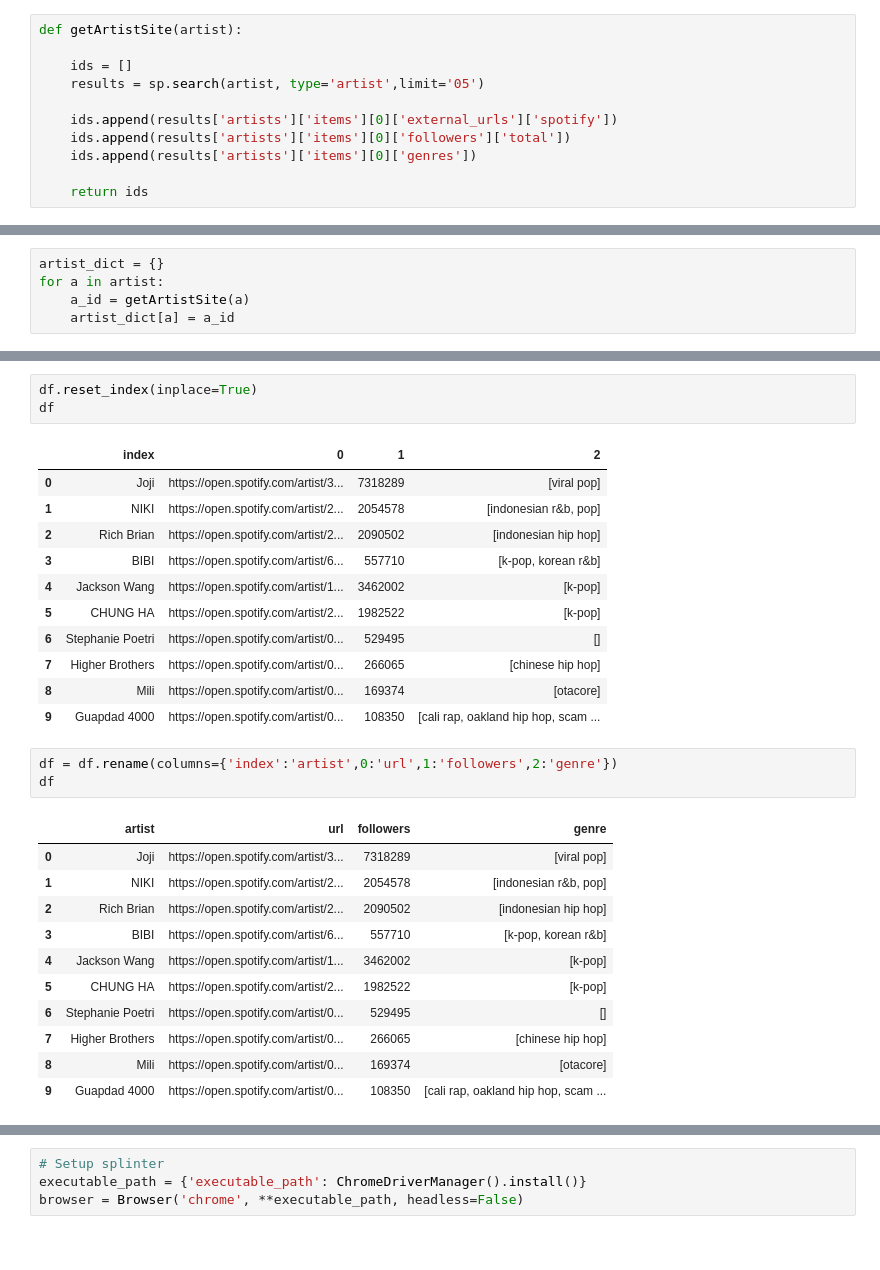
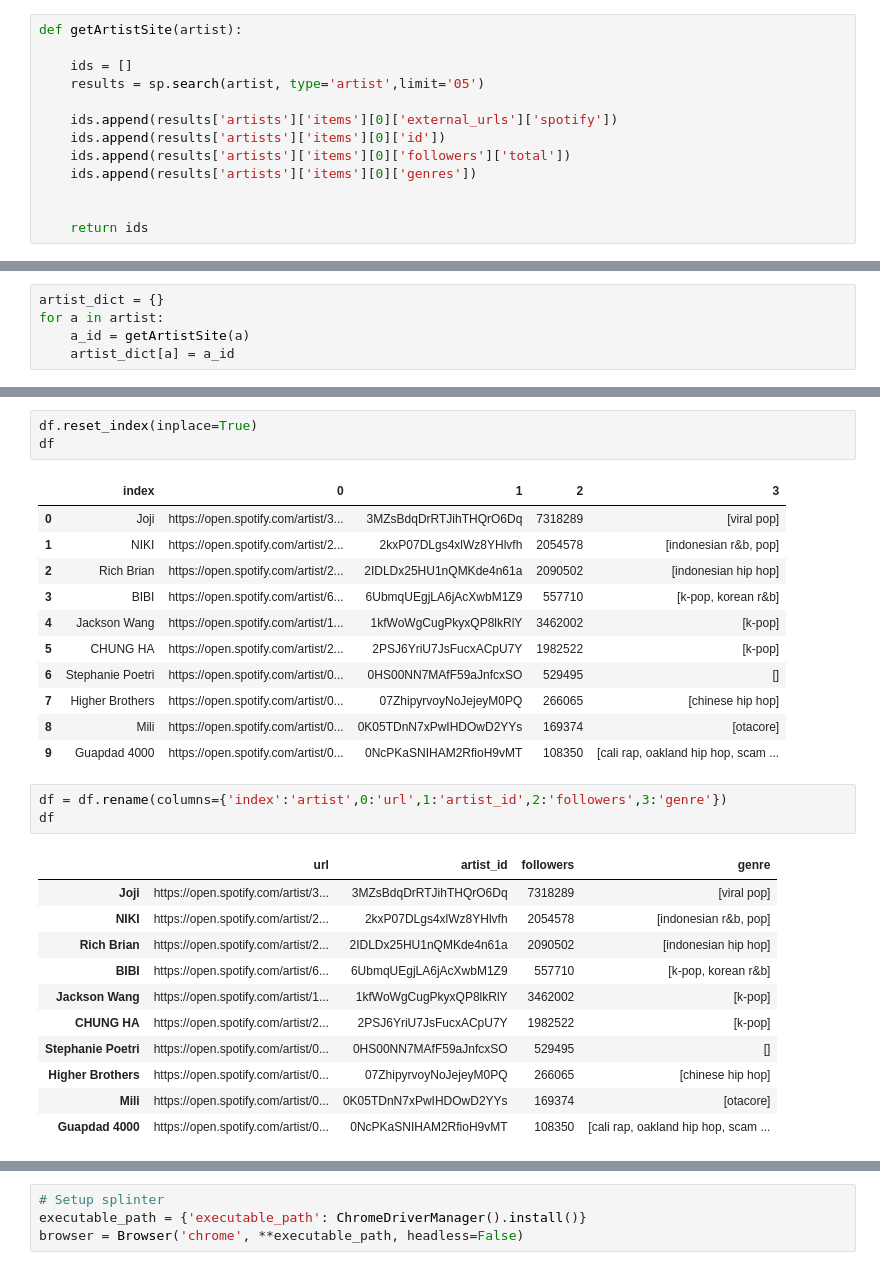
Before and after one commit to jeugenio103/Project-3, a Jupyter notebook: 88RisingArtists/webscrape.ipynb, the cells around one changed output, grey strips where cells are left out. Saved outputs shown, nothing was run; the diff lists cells and outputs as text.

```diff
--- a/88RisingArtists/webscrape.ipynb
+++ b/88RisingArtists/webscrape.ipynb
@@ -65,9 +67,11 @@ def getArtistSite(artist):
     results = sp.search(artist, type='artist',limit='05')
 
     ids.append(results['artists']['items'][0]['external_urls']['spotify'])
+    ids.append(results['artists']['items'][0]['id'])
     ids.append(results['artists']['items'][0]['followers']['total'])
     ids.append(results['artists']['items'][0]['genres'])
 
+
     return ids
 # %%
 site_id = getArtistSite(artist)
@@ -120,32 +125,32 @@ df
 df.reset_index(inplace=True)
 df
 # %% [output]
-|  | index | 0 | 1 | 2 |
-| 0 | Joji | https://open.spotify.com/artist/3... | 7318289 | [viral pop] |
-| 1 | NIKI | https://open.spotify.com/artist/2... | 2054578 | [indonesian r&b, pop] |
-| 2 | Rich Brian | https://open.spotify.com/artist/2... | 2090502 | [indonesian hip hop] |
-| 3 | BIBI | https://open.spotify.com/artist/6... | 557710 | [k-pop, korean r&b] |
-| 4 | Jackson Wang | https://open.spotify.com/artist/1... | 3462002 | [k-pop] |
-| 5 | CHUNG HA | https://open.spotify.com/artist/2... | 1982522 | [k-pop] |
-| 6 | Stephanie Poetri | https://open.spotify.com/artist/0... | 529495 | [] |
-| 7 | Higher Brothers | https://open.spotify.com/artist/0... | 266065 | [chinese hip hop] |
-| 8 | Mili | https://open.spotify.com/artist/0... | 169374 | [otacore] |
-| 9 | Guapdad 4000 | https://open.spotify.com/artist/0... | 108350 | [cali rap, oakland hip hop, scam ... |
+|  | index | 0 | 1 | 2 | 3 |
+| 0 | Joji | https://open.spotify.com/artist/3... | 3MZsBdqDrRTJihTHQrO6Dq | 7318289 | [viral pop] |
+| 1 | NIKI | https://open.spotify.com/artist/2... | 2kxP07DLgs4xlWz8YHlvfh | 2054578 | [indonesian r&b, pop] |
+| 2 | Rich Brian | https://open.spotify.com/artist/2... | 2IDLDx25HU1nQMKde4n61a | 2090502 | [indonesian hip hop] |
+| 3 | BIBI | https://open.spotify.com/artist/6... | 6UbmqUEgjLA6jAcXwbM1Z9 | 557710 | [k-pop, korean r&b] |
+| 4 | Jackson Wang | https://open.spotify.com/artist/1... | 1kfWoWgCugPkyxQP8lkRlY | 3462002 | [k-pop] |
+| 5 | CHUNG HA | https://open.spotify.com/artist/2... | 2PSJ6YriU7JsFucxACpU7Y | 1982522 | [k-pop] |
+| 6 | Stephanie Poetri | https://open.spotify.com/artist/0... | 0HS00NN7MAfF59aJnfcxSO | 529495 | [] |
+| 7 | Higher Brothers | https://open.spotify.com/artist/0... | 07ZhipyrvoyNoJejeyM0PQ | 266065 | [chinese hip hop] |
+| 8 | Mili | https://open.spotify.com/artist/0... | 0K05TDnN7xPwIHDOwD2YYs | 169374 | [otacore] |
+| 9 | Guapdad 4000 | https://open.spotify.com/artist/0... | 0NcPKaSNIHAM2RfioH9vMT | 108350 | [cali rap, oakland hip hop, scam ... |
 # %%
-df = df.rename(columns={'index':'artist',0:'url',1:'followers',2:'genre'})
+df = df.rename(columns={'index':'artist',0:'url',1:'artist_id',2:'followers',3:'genre'})
 df
 # %% [output]
-|  | artist | url | followers | genre |
-| 0 | Joji | https://open.spotify.com/artist/3... | 7318289 | [viral pop] |
-| 1 | NIKI | https://open.spotify.com/artist/2... | 2054578 | [indonesian r&b, pop] |
-| 2 | Rich Brian | https://open.spotify.com/artist/2... | 2090502 | [indonesian hip hop] |
-| 3 | BIBI | https://open.spotify.com/artist/6... | 557710 | [k-pop, korean r&b] |
-| 4 | Jackson Wang | https://open.spotify.com/artist/1... | 3462002 | [k-pop] |
-| 5 | CHUNG HA | https://open.spotify.com/artist/2... | 1982522 | [k-pop] |
-| 6 | Stephanie Poetri | https://open.spotify.com/artist/0... | 529495 | [] |
-| 7 | Higher Brothers | https://open.spotify.com/artist/0... | 266065 | [chinese hip hop] |
-| 8 | Mili | https://open.spotify.com/artist/0... | 169374 | [otacore] |
-| 9 | Guapdad 4000 | https://open.spotify.com/artist/0... | 108350 | [cali rap, oakland hip hop, scam ... |
+|  | url | artist_id | followers | genre |
+| Joji | https://open.spotify.com/artist/3... | 3MZsBdqDrRTJihTHQrO6Dq | 7318289 | [viral pop] |
+| NIKI | https://open.spotify.com/artist/2... | 2kxP07DLgs4xlWz8YHlvfh | 2054578 | [indonesian r&b, pop] |
+| Rich Brian | https://open.spotify.com/artist/2... | 2IDLDx25HU1nQMKde4n61a | 2090502 | [indonesian hip hop] |
+| BIBI | https://open.spotify.com/artist/6... | 6UbmqUEgjLA6jAcXwbM1Z9 | 557710 | [k-pop, korean r&b] |
+| Jackson Wang | https://open.spotify.com/artist/1... | 1kfWoWgCugPkyxQP8lkRlY | 3462002 | [k-pop] |
+| CHUNG HA | https://open.spotify.com/artist/2... | 2PSJ6YriU7JsFucxACpU7Y | 1982522 | [k-pop] |
+| Stephanie Poetri | https://open.spotify.com/artist/0... | 0HS00NN7MAfF59aJnfcxSO | 529495 | [] |
+| Higher Brothers | https://open.spotify.com/artist/0... | 07ZhipyrvoyNoJejeyM0PQ | 266065 | [chinese hip hop] |
+| Mili | https://open.spotify.com/artist/0... | 0K05TDnN7xPwIHDOwD2YYs | 169374 | [otacore] |
+| Guapdad 4000 | https://open.spotify.com/artist/0... | 0NcPKaSNIHAM2RfioH9vMT | 108350 | [cali rap, oakland hip hop, scam ... |
 # %%
 df['monthly_listeners'] = ''
 df.head()
```
Also changed, not shown: parts of 14 cells of this notebook, 4 other files.
